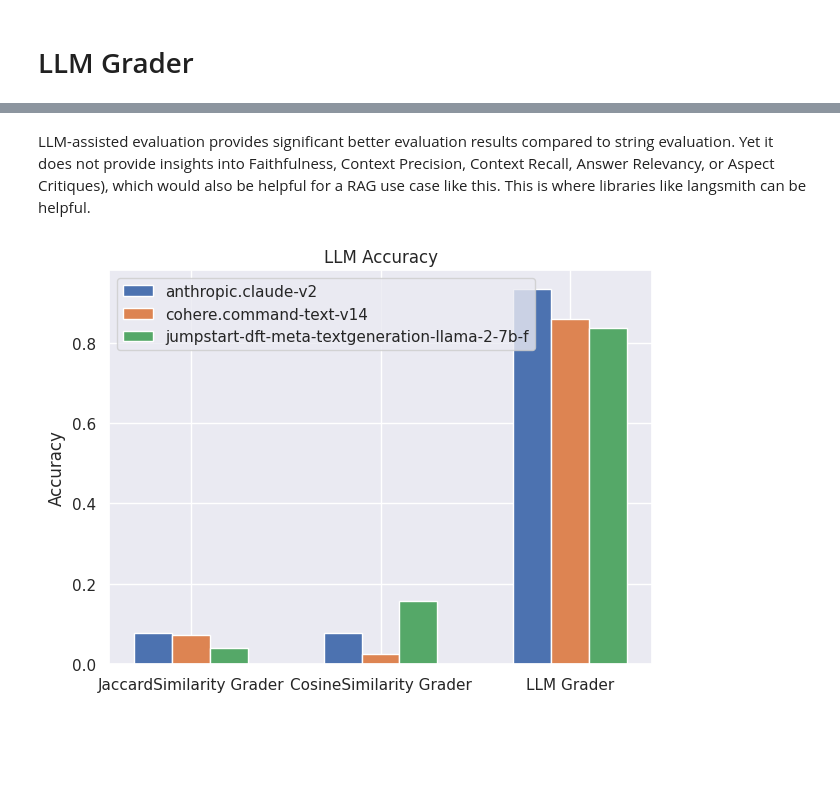
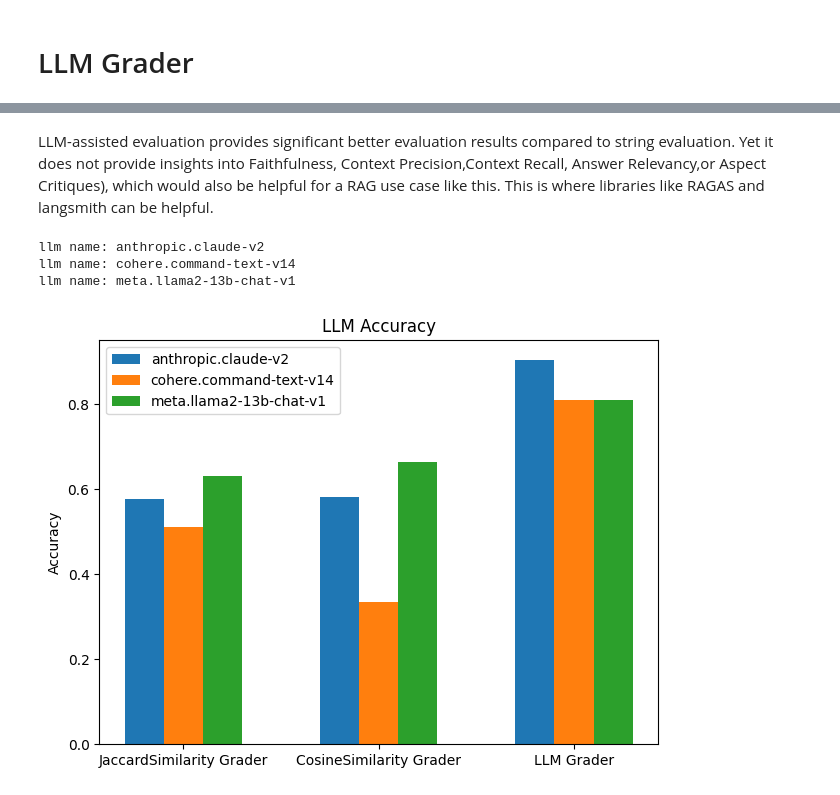
Before and after one commit to fhuthmacher/LLMevaluation, a Jupyter notebook: LLMInformationExtraction.ipynb, the cells around one changed output, grey strips where cells are left out. Saved outputs shown, nothing was run; the diff lists cells and outputs as text; code cells hidden in the pictures; blank space fills up the shorter version.

Commit message:
added fmeval and langsmith

```diff
--- a/LLMInformationExtraction.ipynb
+++ b/LLMInformationExtraction.ipynb
@@ -795,16 +704,16 @@ for prediction in predictions:
         string_eval_predictions.append({
                 "query": prediction['query'],
                 "llm": prediction['llm'],
-                "context": 'amazon_10k_2023.pdf',
                 "output": prediction['output'],
                 "trainingoutput": prediction['trainingoutput'],
+                "context": prediction['context'],
+                "trainingcontext": prediction['trainingcontext'],
                 "evaluationmetric": "Naive Jaccard similarity between two strings",
                 "score": str(evaluation_result['value']),
                 "feedback": str(evaluation_result['score']),
             })
 
 table_name = 'llmevaluationresults'
-save_results_to_dynamodb_table(table_name,string_eval_predictions)
 print(string_eval_predictions[1])
 # %% [output]
 Grader with Jaccard Similarity Scores
@@ -936,10 +837,10 @@ def get_array_of_embeddings(phrases):
 
 
 cosine_string_eval_predictions_df = pd.DataFrame(cosine_string_eval_predictions)
-claude_output = cosine_string_eval_predictions_df[cosine_string_eval_predictions_df['llm'] == 'anthropic.claude-v2']['output']
-cohere_output = cosine_string_eval_predictions_df[cosine_string_eval_predictions_df['llm'] == 'cohere.command-text-v14']['output']
-lama_output = cosine_string_eval_predictions_df[cosine_string_eval_predictions_df['llm'] == 'jumpstart-dft-meta-textgeneration-llama-2-7b-f']['output']
-gt_output = cosine_string_eval_predictions_df[cosine_string_eval_predictions_df['llm'] == 'anthropic.claude-v2']['trainingoutput']
+claude_output = cosine_string_eval_predictions_df[cosine_string_eval_predictions_df['llm'] == LLM_01_NAME]['output']
+cohere_output = cosine_string_eval_predictions_df[cosine_string_eval_predictions_df['llm'] == LLM_02_NAME]['output']
+lama_output = cosine_string_eval_predictions_df[cosine_string_eval_predictions_df['llm'] == LLM_03_NAME]['output']
+gt_output = cosine_string_eval_predictions_df[cosine_string_eval_predictions_df['llm'] == LLM_01_NAME]['trainingoutput']
 
 lama_embeddings = get_array_of_embeddings(lama_output)
 cohere_embeddings = get_array_of_embeddings(cohere_output)
@@ -950,9 +851,10 @@ print("Calculating Cosine Similarities for information extraction task ...")
 from IPython.display import display, HTML
 import numpy as np
 from numpy.linalg import norm
-max_count = 72
-num_to_eval = 72
+import matplotlib.pyplot as plt
 
+max_count = 19
+num_to_eval = 15
 
 lama_gt_cosine_sim = np.empty(num_to_eval)
 cohere_gt_cosine_sim = np.empty(num_to_eval)
@@ -1163,12 +1062,11 @@ for i, eg in enumerate(graded_outputs_flat):
     llm_eval_predictions.append({
                 "query": predictions[i]['query'],
                 "llm": predictions[i]['llm'],
-                "context": predictions[i]['context'],
                 "output": predictions[i]['output'],
                 "trainingoutput": predictions[i]['trainingoutput'],
+                "context": predictions[i]['context'],
+                "trainingcontext": predictions[i]['trainingcontext'],
                 "evaluationmetric": "LLM-assisted evaluation with Claude",
                 "score": grade,
                 "feedback": str(graded_outputs_flat[i]['results'])
             })
-table_name = 'llmevaluationresults'
-save_results_to_dynamodb_table(table_name,llm_eval_predictions)
@@ -1252,7 +1154,7 @@ llm_eval_predictions_df.head(4)
 # %% [markdown]
-LLM-assisted evaluation provides significant better evaluation results compared to string evaluation. Yet it does not provide insights into Faithfulness, Context Precision, Context Recall, Answer Relevancy, or Aspect Critiques), which would also be helpful for a RAG use case like this. This is where libraries like langsmith can be helpful.
+LLM-assisted evaluation provides significant better evaluation results compared to string evaluation. Yet it does not provide insights into Faithfulness, Context Precision,Context Recall, Answer Relevancy,or Aspect Critiques), which would also be helpful for a RAG use case like this. This is where libraries like RAGAS and langsmith can be helpful.
 # %%
-### 3e. visualize model accuracy
+### 3f. visualize RAG system accuracy
 # plot each row' accuracy column in overall_accuracy with matplotlib
 import matplotlib.pyplot as plt
 import pandas as pd
@@ -1262,10 +1164,11 @@ categories = ["JaccardSimilarity Grader", "CosineSimilarity Grader", "LLM Grader
 dataprep = []
 for index, row in llm_eval_predictions_df.iterrows():
     llm_name = row['llm']
+    print(f'llm name: {llm_name}')
     result_df = string_eval_predictions_df[string_eval_predictions_df['llm'] == llm_name]
-    value = result_df.loc[index, 'jaccard_eval_accuracy']
+    value = result_df.loc[index, 'avg_jaccard_similarity']
     result2_df = cosine_string_eval_predictions_df[cosine_string_eval_predictions_df['llm'] == llm_name]
-    value2 = result2_df.loc[index, 'cosine_eval_accuracy']
+    value2 = result2_df.loc[index, 'avg_cosine_similarity']
 
     dataprep.append([llm_name, pd.to_numeric(value), pd.to_numeric(value2), pd.to_numeric(row['llm_eval_accuracy'])])
 
@@ -1278,34 +1181,37 @@ data = {
 
 df = pd.DataFrame(data)
 
 # Set the width of the bars and the number of series
 num_series = len(df.columns) - 1  # Subtract 1 to exclude the 'Category' column
 bar_width = 0.2
 bar_positions = np.arange(len(df))
 
 # Create a figure and axis
 fig, ax = plt.subplots()
 
 # Plot each series
 for i, col in enumerate(df.columns[1:]):
     offset = (i - (num_series - 1) / 2) * bar_width
     ax.bar(bar_positions + offset, df[col], width=bar_width, label=col)
 
 # Set x-axis labels
 ax.set_xticks(bar_positions)
 ax.set_xticklabels(df['EvaluationMethod'])
 
 # Labeling and legend
 #ax.set_xlabel('Model Evaluation')
 ax.set_ylabel('Accuracy')
 ax.set_title('LLM Accuracy')
 ax.legend()
 
 # Show the chart
 plt.tight_layout()  # Optional: Adjust layout for better spacing
 plt.show()
 # %% [output]
+llm name: anthropic.claude-v2
+llm name: cohere.command-text-v14
+llm name: meta.llama2-13b-chat-v1
-[figure, old version]
+[figure, new version]
 # %% [markdown]
 <img src="https://d3q8adh3y5sxpk.cloudfront.net/meetingrecordings/modelevaluation/Slide5.jpeg" alt="EvaluatingResults" width="900" height="550">
 # %% [markdown]
```
Also changed, not shown: parts of 59 cells of this notebook, 2 other files.
